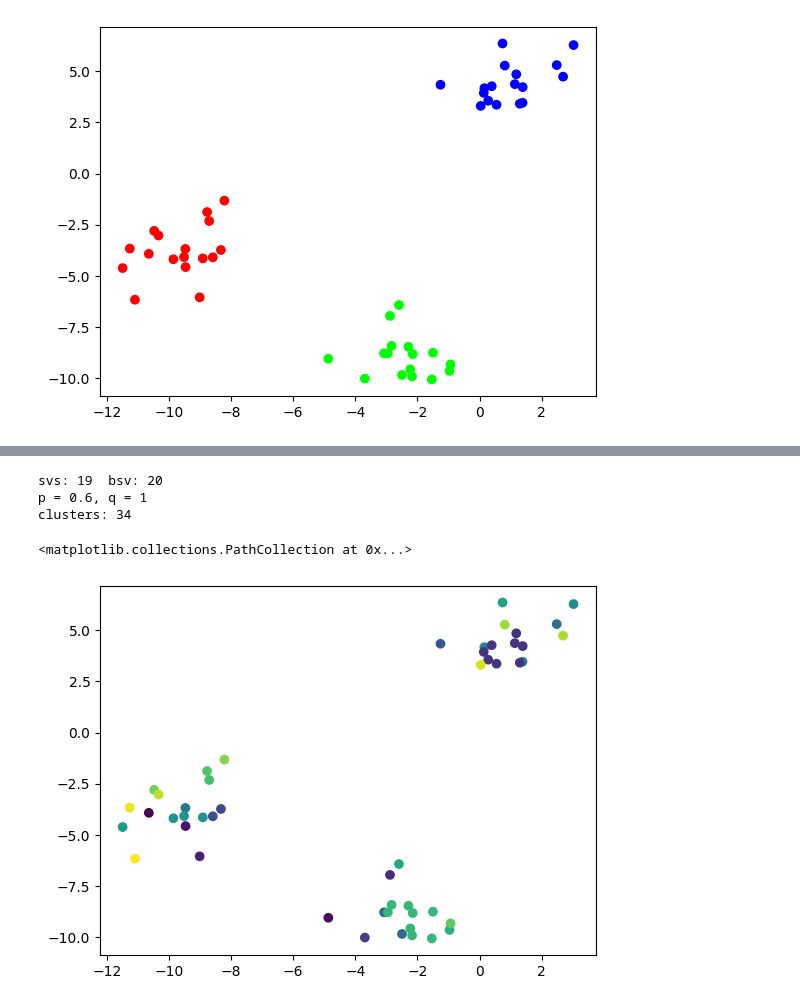
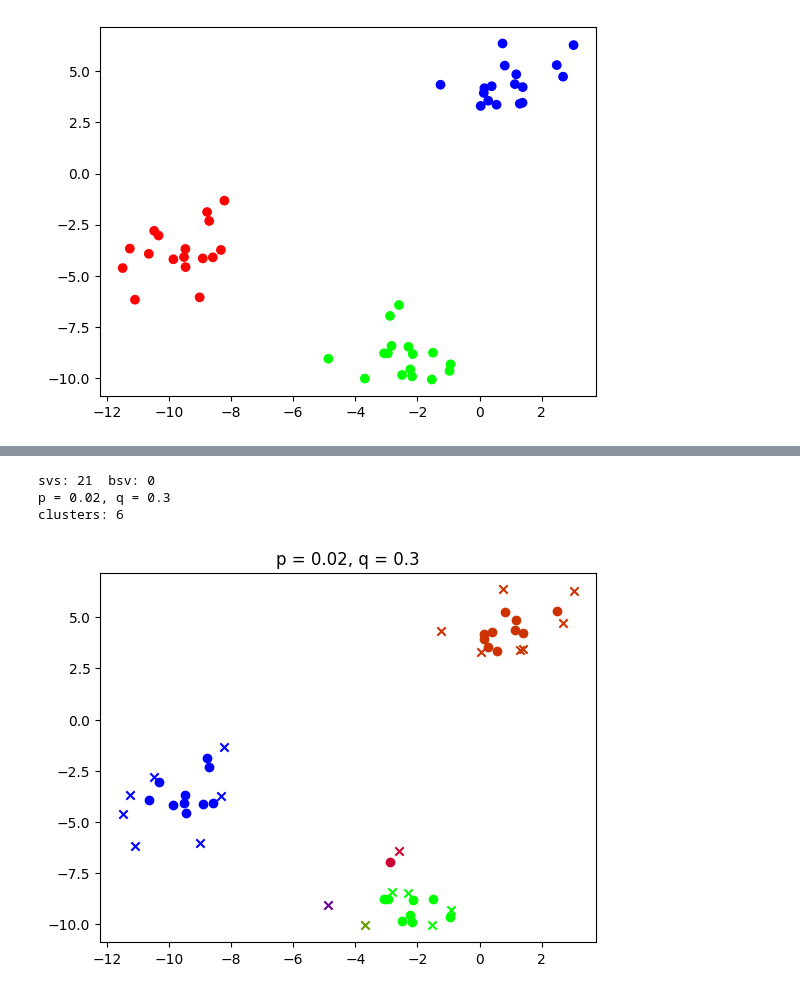
Before and after one commit to DmitryjVeselyj/Stat_Labs, a Jupyter notebook: 3_Lab/demonstration.ipynb, the cells around one changed output, grey strips where cells are left out. Saved outputs shown, nothing was run; the diff lists cells and outputs as text; code cells hidden in the pictures.

```diff
--- a/3_Lab/demonstration.ipynb
+++ b/3_Lab/demonstration.ipynb
@@ -119,14 +49,0 @@ clusters: 24
-# %%
-p, q = 0.3, 5
-svc = SVC(p, q)
-svc.fit(x)
-clusters = svc.get_clusters()
-print(f'p = {p}, q = {q}')
-print(f'clusters: {len(clusters)}')
-
-col = [0] * len(x)
-for key,value in clusters.items():
-    for i in value:
-        col[i] = key
-
-plt.scatter(x[:, 0], x[:, 1], c=col)
@@ -139,14 +49,0 @@ clusters: 24
-# %%
-p, q = 0.4, 1
-svc = SVC(p, q)
-svc.fit(x)
-clusters = svc.get_clusters()
-print(f'p = {p}, q = {q}')
-print(f'clusters: {len(clusters)}')
-
-col = [0] * len(x)
-for key,value in clusters.items():
-    for i in value:
-        col[i] = key
-
-plt.scatter(x[:, 0], x[:, 1], c=col)
@@ -159,20 +50,7 @@ clusters: 18
-# %%
-p, q = 0.6, 1
-svc = SVC(p, q)
-svc.fit(x)
-clusters = svc.get_clusters()
-print(f'p = {p}, q = {q}')
-print(f'clusters: {len(clusters)}')
-
-col = [0] * len(x)
-for key,value in clusters.items():
-    for i in value:
-        col[i] = key
-
-plt.scatter(x[:, 0], x[:, 1], c=col)
-# %% [output]
-svs: 19  bsv: 20
-p = 0.6, q = 1
-clusters: 34
-<matplotlib.collections.PathCollection at 0x...>
-[figure, removed]
+# %%
+calc_and_print_result(0.02, 0.3, x)
+# %% [output]
+svs: 21  bsv: 0
+p = 0.02, q = 0.3
+clusters: 6
+[figure, added]
```
Also changed, not shown: parts of 22 cells of this notebook, 2 other files.
